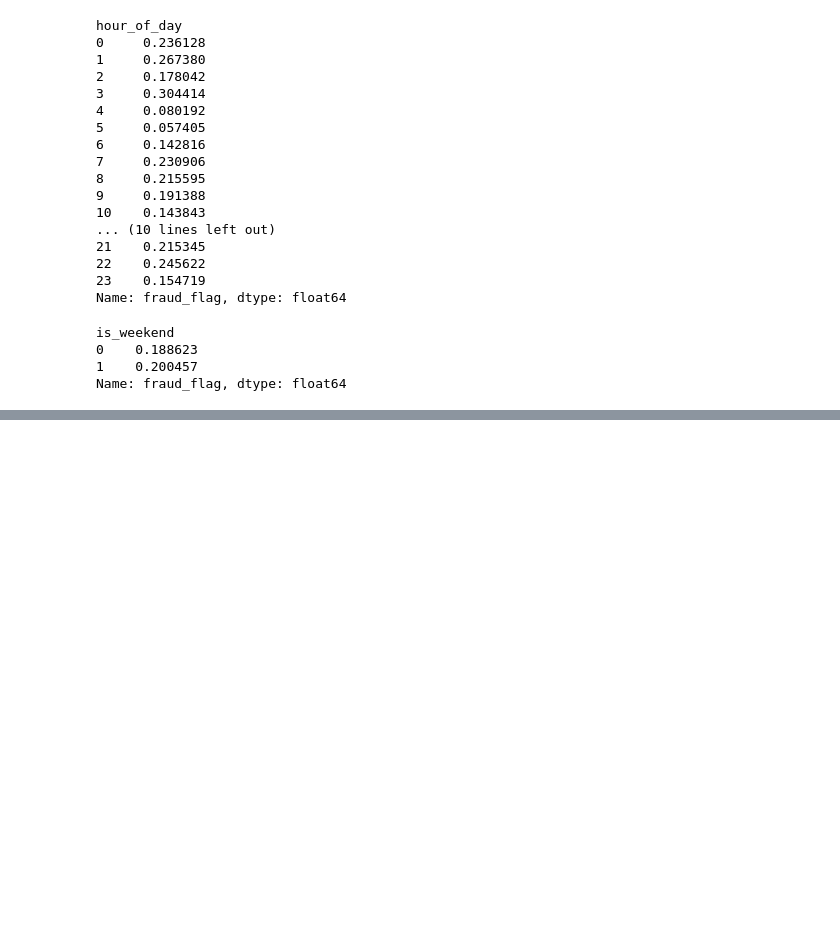
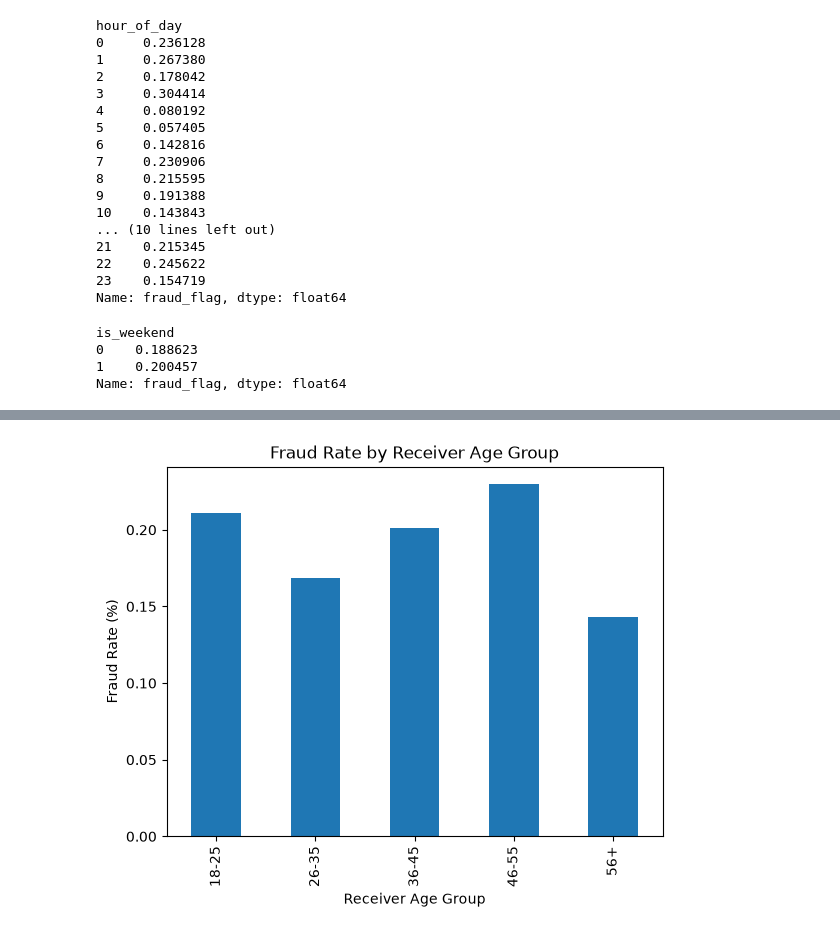
Before and after one commit to AbhayRana123987/upi-fraud-detection, a Jupyter notebook: notebooks/UPI_Fraud_Detection.ipynb, the cells around one changed output, grey strips where cells are left out. Cells and saved outputs as stored; diff of their text form; code cells hidden in the pictures; blank space fills up the shorter version.

```diff
--- a/notebooks/UPI_Fraud_Detection.ipynb
+++ b/notebooks/UPI_Fraud_Detection.ipynb
@@ -233,0 +345,11 @@ Name: fraud_flag, dtype: float64
+# %%
+fraud_by_receiver_age = df.groupby('receiver_age_group')['fraud_flag'].mean() * 100
+
+fraud_by_receiver_age.plot(kind='bar')
+
+plt.title('Fraud Rate by Receiver Age Group')
+plt.xlabel('Receiver Age Group')
+plt.ylabel('Fraud Rate (%)')
+plt.show()
+# %% [output]
+[figure, added]
```
Also changed, not shown: parts of 31 cells of this notebook.
